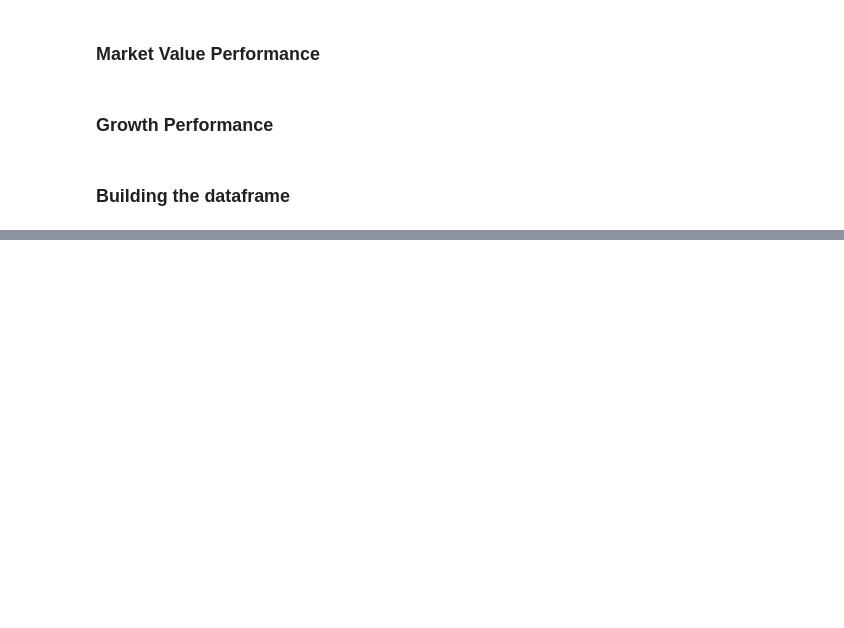
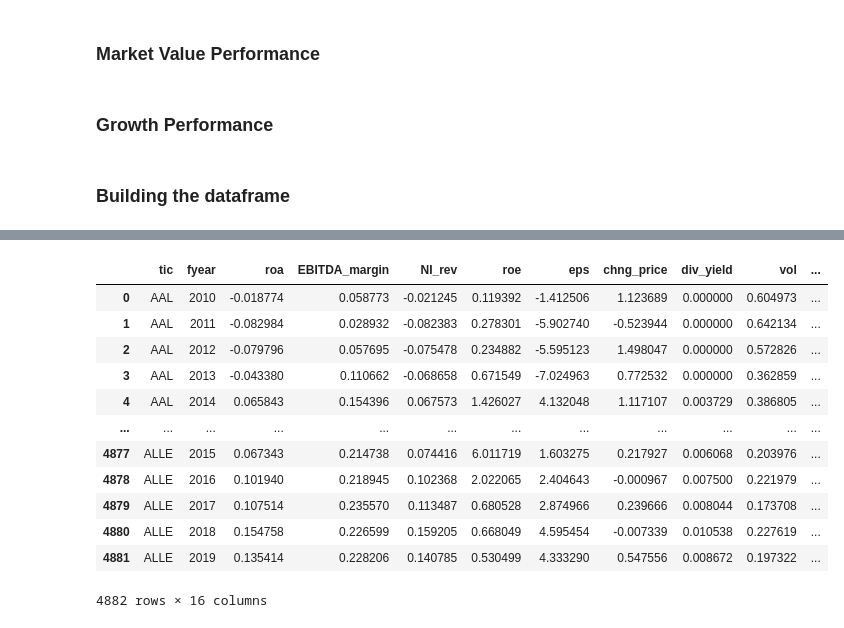
Before and after one commit to tobeybill/TISATAFL, a Jupyter notebook: CodeExploration.ipynb, the cells around one changed output, grey strips where cells are left out. Saved outputs shown, nothing was run; the diff lists cells and outputs as text; code cells hidden in the pictures; blank space fills up the shorter version.

```diff
--- a/CodeExploration.ipynb
+++ b/CodeExploration.ipynb
@@ -383,20 +378,26 @@ def revenueg(tic, year):
 # %%
 def incomeg(tic, year):
     prior_year = year-1
-    yrminus1 = firm_data.query('tic == @tic & fyear == @prior_year')['ni'].iloc[0]
-    yr = firm_data.query('tic == @tic & fyear == @year')['ni'].iloc[0]
-    return (yr/yrminus1)-1
+    try:
+        yrminus1 = firm_growth_data.query('tic == @tic & fyear == @prior_year')['ni'].iloc[0]
+        yr = firm_growth_data.query('tic == @tic & fyear == @year')['ni'].iloc[0]
+        return (yr/yrminus1)-1
+    except IndexError:
+        return np.nan
 # %%
 def employeeg(tic, year):
     prior_year = year-1
-    yrminus1 = firm_data.query('tic == @tic & fyear == @prior_year')['emp'].iloc[0]
-    yr = firm_data.query('tic == @tic & fyear == @year')['emp'].iloc[0]
-    return (yr/yrminus1)-1
+    try:
+        yrminus1 = firm_growth_data.query('tic == @tic & fyear == @prior_year')['emp'].iloc[0]
+        yr = firm_growth_data.query('tic == @tic & fyear == @year')['emp'].iloc[0]
+        return (yr/yrminus1)-1
+    except IndexError:
+        return np.nan
 # %% [markdown]
 ### Building the dataframe
 # %%
 firm_performance = firm_data[['tic','fyear']].copy()
-firm_performance = firm_date_data.dropna()
+firm_performance = firm_performance.dropna()
 # %%
 # Profitability
 # ROA = NI / assets
@@ -404,20 +405,32 @@ firm_performance['roa'] = firm_performance.apply(lambda x: roa(x['tic'], x['fyea
 # EBITDA Margin = EBITDA/total revenue
 firm_performance['EBITDA_margin'] = firm_performance.apply(lambda x: EBITDAMargin(x['tic'], x['fyear']), axis=1)
 # Net income / Revenue
+firm_performance['NI_rev'] = firm_performance.apply(lambda x: niRev(x['tic'], x['fyear']), axis=1)
 # ROE = Net income / Shareholders equity
+firm_performance['roe'] = firm_performance.apply(lambda x: roe(x['tic'], x['fyear']), axis=1)
 
 # Market value
 # EPS = (net income - preferred dividends)/ shares outstanding
+firm_performance['eps'] = firm_performance.apply(lambda x: eps(x['tic'], x['fyear']), axis=1)
 # Changes in stock price - pull from Yahoo Finance
+firm_performance['chng_price'] = firm_performance.apply(lambda x: stockPrice(x['tic'], x['fyear']), axis=1)
 # Dividend yield = dividends per share / price per share
+firm_performance['div_yield'] = firm_performance.apply(lambda x: divYield(x['tic'], x['fyear']), axis=1)
 # Volatility = standard deviation multiplied by the square root of the number of periods of time (252 trading days in US)
+firm_performance['vol'] = firm_performance.apply(lambda x: volatility(x['tic'], x['fyear']), axis=1)
 # MVA = Market Value of Shares - Shareholders equity (https://corporatefinanceinstitute.com/resources/valuation/market-value-added-mva/)
+firm_performance['mva'] = firm_performance.apply(lambda x: mva(x['tic'], x['fyear']), axis=1)
 # Tobin's Q = (Market Value of common stock + book value of total assets - book value of common equity)/book value total assets (https://funginstitute.berkeley.edu/wp-content/uploads/2013/12/Younge-Marx-2012-Working-Paper-The-Market-Value-of-Knowledge-Protection-Jan-10-2012.pdf)
     # ((PRCC_F * CSHO) + AT – CEQ ) / AT
+firm_performance['tobinsQ'] = firm_performance.apply(lambda x: tobinsQ(x['tic'], x['fyear']), axis=1)
 
 # Growth Performance
 # Asset growth
+firm_performance['asset_g'] = firm_performance.apply(lambda x: assetg(x['tic'], x['fyear']), axis=1)
 # Total revenue growth
+firm_performance['revenue_g'] = firm_performance.apply(lambda x: revenueg(x['tic'], x['fyear']), axis=1)
 # Net income growth
+firm_performance['ni_g'] = firm_performance.apply(lambda x: incomeg(x['tic'], x['fyear']), axis=1)
 # Employee growth
+firm_performance['employee_g'] = firm_performance.apply(lambda x: employeeg(x['tic'], x['fyear']), axis=1)
 # %% [output]
@@ -424,0 +474,16 @@ IndexError: single positional indexer is out-of-bounds
+# %%
+firm_performance
+# %% [output]
+|  | tic | fyear | roa | EBITDA_margin | NI_rev | roe | eps | chng_price | div_yield | vol | ... |
+| 0 | AAL | 2010 | -0.018774 | 0.058773 | -0.021245 | 0.119392 | -1.412506 | 1.123689 | 0.000000 | 0.604973 | ... |
+| 1 | AAL | 2011 | -0.082984 | 0.028932 | -0.082383 | 0.278301 | -5.902740 | -0.523944 | 0.000000 | 0.642134 | ... |
+| 2 | AAL | 2012 | -0.079796 | 0.057695 | -0.075478 | 0.234882 | -5.595123 | 1.498047 | 0.000000 | 0.572826 | ... |
+| 3 | AAL | 2013 | -0.043380 | 0.110662 | -0.068658 | 0.671549 | -7.024963 | 0.772532 | 0.000000 | 0.362859 | ... |
+| 4 | AAL | 2014 | 0.065843 | 0.154396 | 0.067573 | 1.426027 | 4.132048 | 1.117107 | 0.003729 | 0.386805 | ... |
+| ... | ... | ... | ... | ... | ... | ... | ... | ... | ... | ... | ... |
+| 4877 | ALLE | 2015 | 0.067343 | 0.214738 | 0.074416 | 6.011719 | 1.603275 | 0.217927 | 0.006068 | 0.203976 | ... |
+| 4878 | ALLE | 2016 | 0.101940 | 0.218945 | 0.102368 | 2.022065 | 2.404643 | -0.000967 | 0.007500 | 0.221979 | ... |
+| 4879 | ALLE | 2017 | 0.107514 | 0.235570 | 0.113487 | 0.680528 | 2.874966 | 0.239666 | 0.008044 | 0.173708 | ... |
+| 4880 | ALLE | 2018 | 0.154758 | 0.226599 | 0.159205 | 0.668049 | 4.595454 | -0.007339 | 0.010538 | 0.227619 | ... |
+| 4881 | ALLE | 2019 | 0.135414 | 0.228206 | 0.140785 | 0.530499 | 4.333290 | 0.547556 | 0.008672 | 0.197322 | ... |
+4882 rows × 16 columns
```
Also changed, not shown: parts of 21 cells of this notebook, 5 other files.
